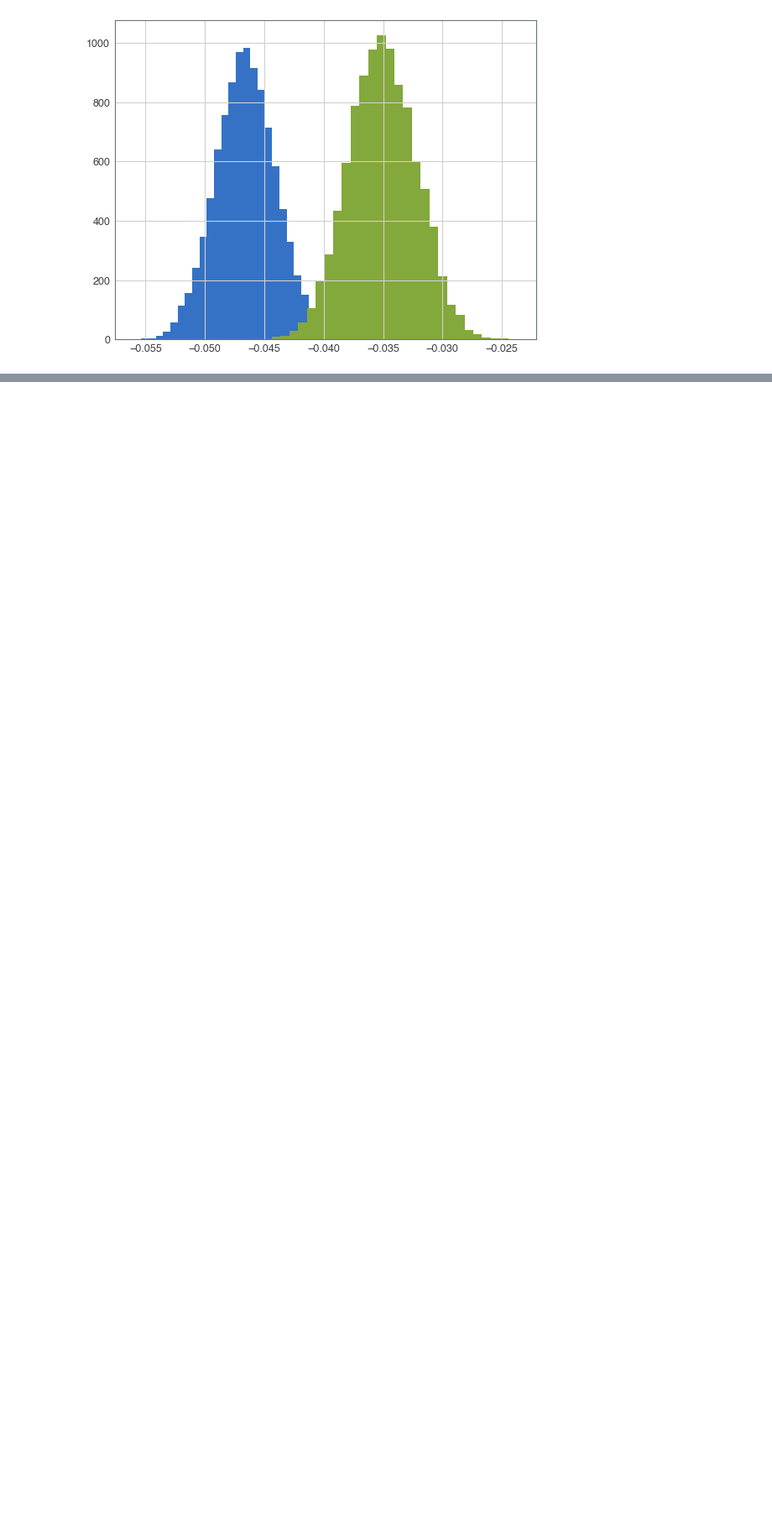
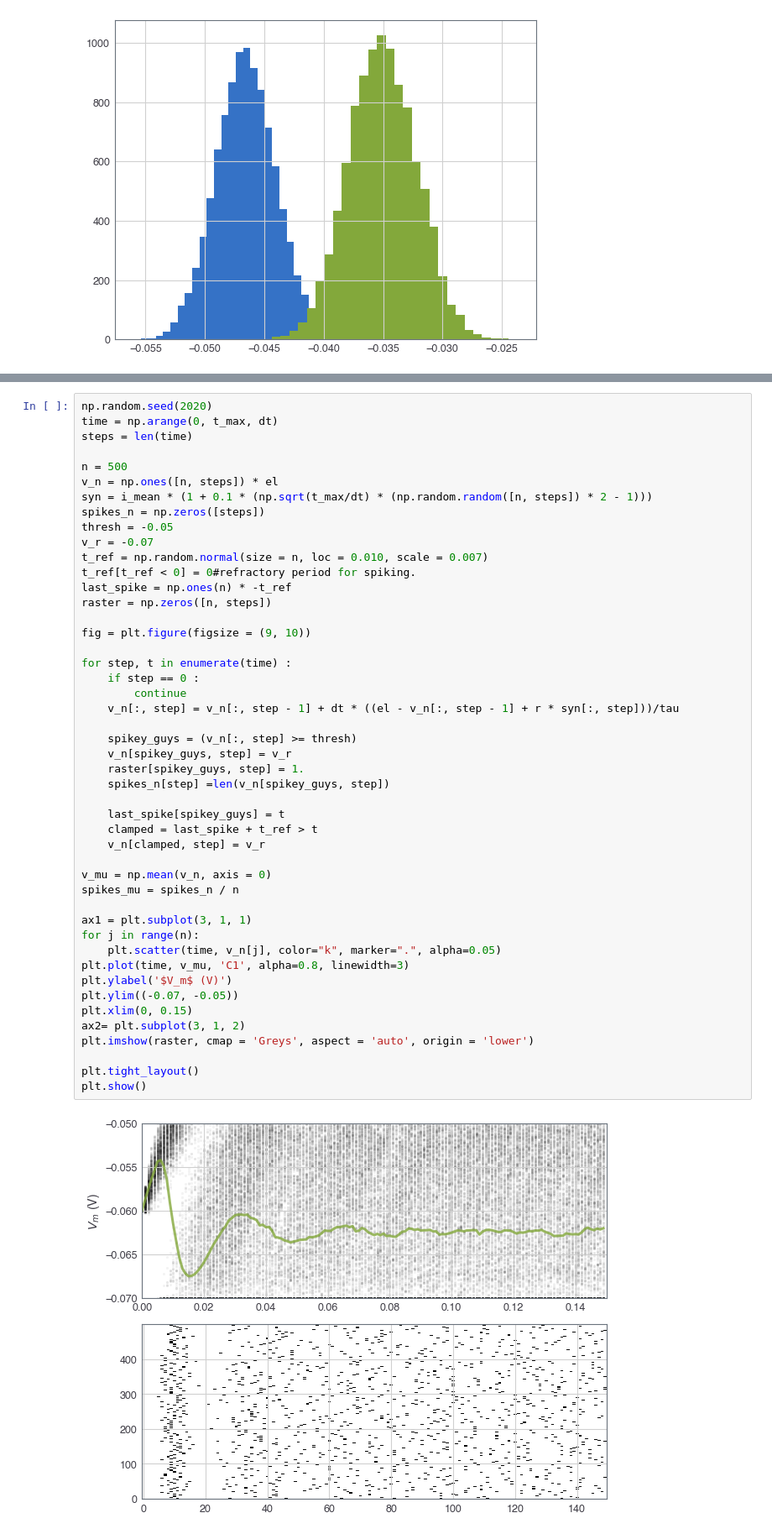
Before and after one commit to awakhloo/Neuromatch, a Jupyter notebook: numpy practice.ipynb, the cells around one changed output, grey strips where cells are left out. Shown at 84% size. Saved outputs shown, nothing was run; the diff lists cells and outputs as text; blank space fills up the shorter version.

```diff
--- a/numpy practice.ipynb
+++ b/numpy practice.ipynb
@@ -324,0 +387,49 @@ plt.imshow(raster, cmap = 'Greys', aspect = 'auto', origin = 'lower')
+# %%
+np.random.seed(2020)
+time = np.arange(0, t_max, dt)
+steps = len(time)
+
+n = 500
+v_n = np.ones([n, steps]) * el
+syn = i_mean * (1 + 0.1 * (np.sqrt(t_max/dt) * (np.random.random([n, steps]) * 2 - 1)))
+spikes_n = np.zeros([steps])
+thresh = -0.05
+v_r = -0.07
+t_ref = np.random.normal(size = n, loc = 0.010, scale = 0.007)
+t_ref[t_ref < 0] = 0#refractory period for spiking.
+last_spike = np.ones(n) * -t_ref
+raster = np.zeros([n, steps])
+
+fig = plt.figure(figsize = (9, 10))
+
+for step, t in enumerate(time) :
+    if step == 0 :
+        continue
+    v_n[:, step] = v_n[:, step - 1] + dt * ((el - v_n[:, step - 1] + r * syn[:, step]))/tau
+
+    spikey_guys = (v_n[:, step] >= thresh)
+    v_n[spikey_guys, step] = v_r
+    raster[spikey_guys, step] = 1.
+    spikes_n[step] =len(v_n[spikey_guys, step])
+
+    last_spike[spikey_guys] = t
+    clamped = last_spike + t_ref > t
+    v_n[clamped, step] = v_r
+
+v_mu = np.mean(v_n, axis = 0)
+spikes_mu = spikes_n / n
+
+ax1 = plt.subplot(3, 1, 1)
+for j in range(n):
+    plt.scatter(time, v_n[j], color="k", marker=".", alpha=0.05)
+plt.plot(time, v_mu, 'C1', alpha=0.8, linewidth=3)
+plt.ylabel('$V_m$ (V)')
+plt.ylim((-0.07, -0.05))
+plt.xlim(0, 0.15)
+ax2= plt.subplot(3, 1, 2)
+plt.imshow(raster, cmap = 'Greys', aspect = 'auto', origin = 'lower')
+
+plt.tight_layout()
+plt.show()
+# %% [output]
+[figure, added]
```
Also changed, not shown: parts of 5 cells of this notebook.
